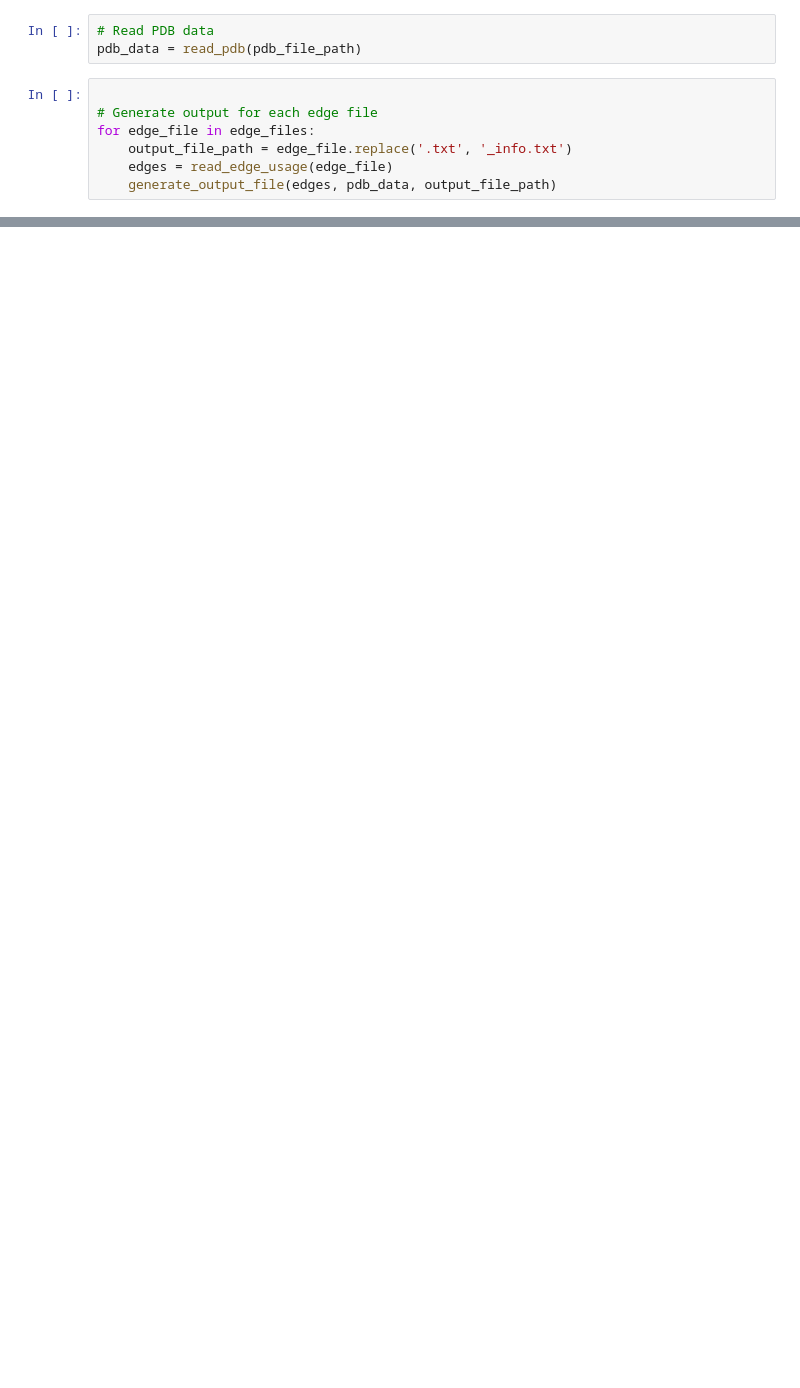
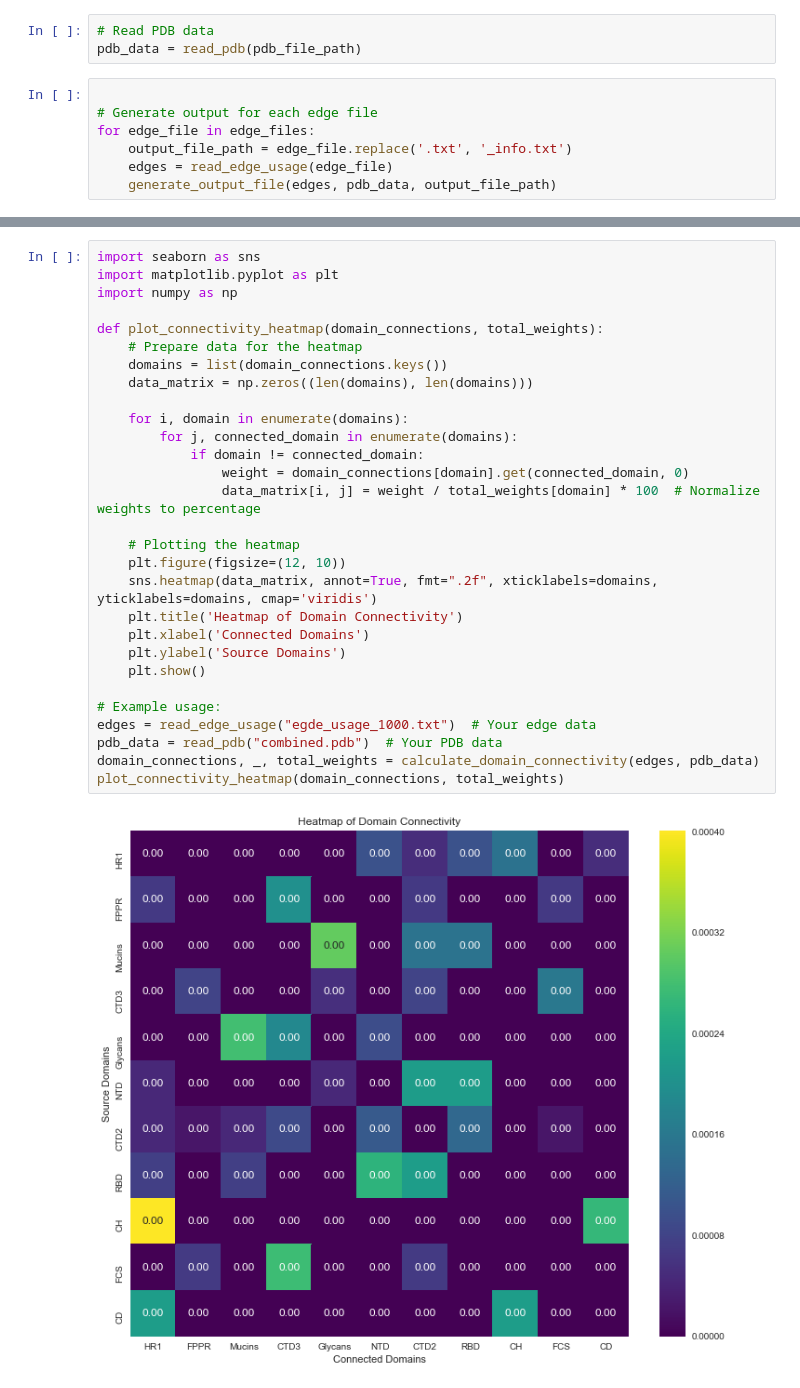
Before and after one commit to ccalvotusell/MDrepo, a Jupyter notebook: spike/scripts/test_plots/plot_test1.ipynb, the cells around one changed output, grey strips where cells are left out. Drawn from its saved outputs; the diff is of its cells as text; blank space fills up the shorter version.

```diff
--- a/spike/scripts/test_plots/plot_test1.ipynb
+++ b/spike/scripts/test_plots/plot_test1.ipynb
@@ -169,0 +449,31 @@ plot_domain_weights(edge_files, pdb_data)
+# %%
+import seaborn as sns
+import matplotlib.pyplot as plt
+import numpy as np
+
+def plot_connectivity_heatmap(domain_connections, total_weights):
+    # Prepare data for the heatmap
+    domains = list(domain_connections.keys())
+    data_matrix = np.zeros((len(domains), len(domains)))
+
+    for i, domain in enumerate(domains):
+        for j, connected_domain in enumerate(domains):
+            if domain != connected_domain:
+                weight = domain_connections[domain].get(connected_domain, 0)
+                data_matrix[i, j] = weight / total_weights[domain] * 100  # Normalize weights to percentage
+
+    # Plotting the heatmap
+    plt.figure(figsize=(12, 10))
+    sns.heatmap(data_matrix, annot=True, fmt=".2f", xticklabels=domains, yticklabels=domains, cmap='viridis')
+    plt.title('Heatmap of Domain Connectivity')
+    plt.xlabel('Connected Domains')
+    plt.ylabel('Source Domains')
+    plt.show()
+
+# Example usage:
+edges = read_edge_usage("egde_usage_1000.txt")  # Your edge data
+pdb_data = read_pdb("combined.pdb")  # Your PDB data
+domain_connections, _, total_weights = calculate_domain_connectivity(edges, pdb_data)
+plot_connectivity_heatmap(domain_connections, total_weights)
+# %% [output]
+[figure, added]
```
Also changed, not shown: parts of 17 cells of this notebook.
